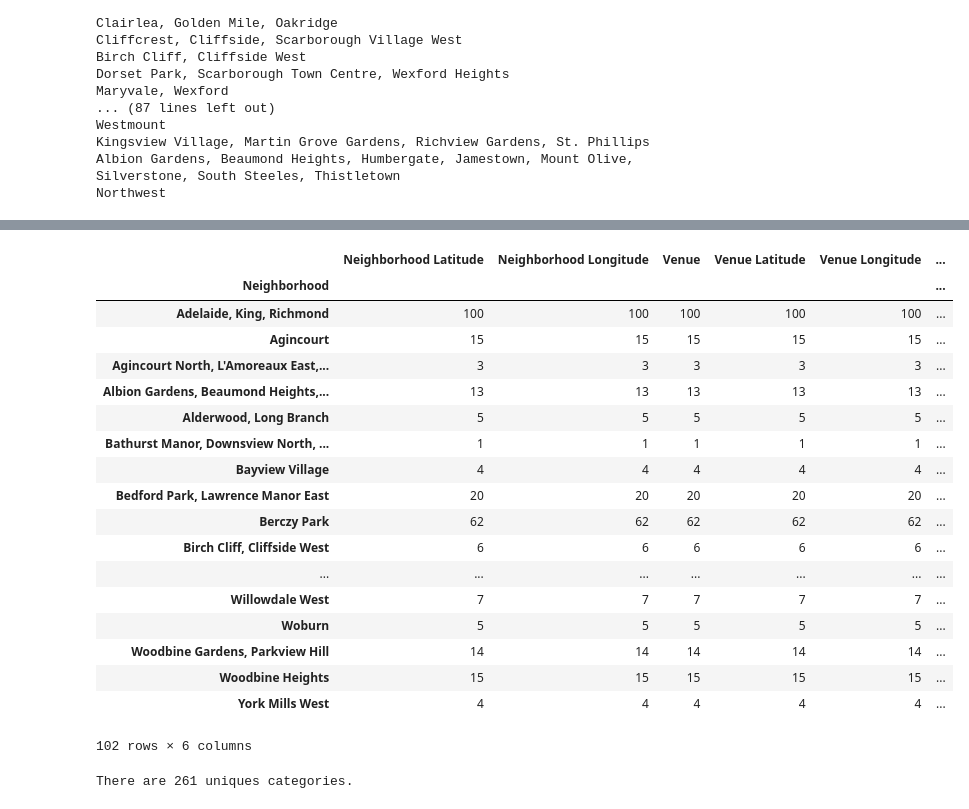
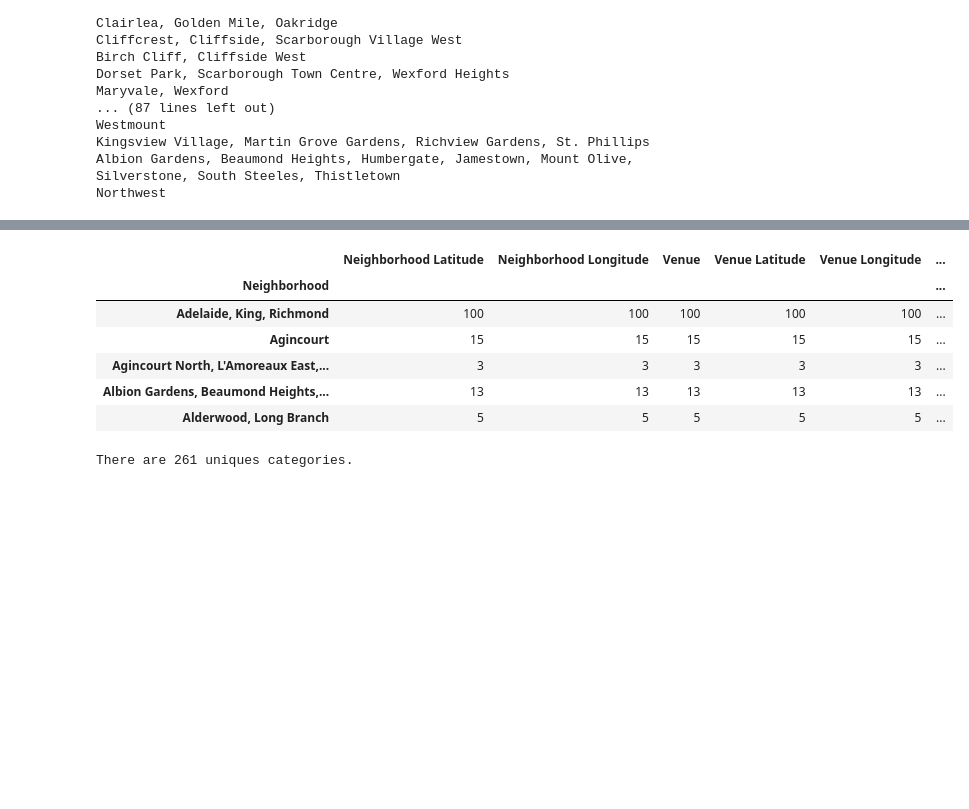
Before and after one commit to tonnyeremin/Urban-Data-Science, a Jupyter notebook: Coursera Capstone.ipynb, the cells around one changed output, grey strips where cells are left out. Drawn from its saved outputs; the diff is of its cells as text; code cells hidden in the pictures; blank space fills up the shorter version.

```diff
--- a/Coursera Capstone.ipynb
+++ b/Coursera Capstone.ipynb
@@ -182,10 +182,10 @@ print('The geograpical coordinate of Toronto, Ontario are {}, {}.'.format(latitu
 # %% [output]
 The geograpical coordinate of Toronto, Ontario are 43.648690000000045, -79.38543999999996.
 # %%
-map_toronto = folium.Map(location=[latitude, longitude], zoom_start=12)
+map_toronto = folium.Map(location=[latitude, longitude], zoom_start=10)
 
 # add markers to map
-for lat, lng, borough, neighborhood in zip(df_raw['Latitude'], df_raw['Longitude'], df_raw['Borough'], df_raw['Neighbourhood']):
+for lat, lng, borough, neighborhood in zip(df_raw['Latitude'], df_raw['Longitude'], df_raw['Borough'], df_raw['Neighborhood']):
     label = '{}, {}'.format(neighborhood, borough)
     label = folium.Popup(label, parse_html=True)
     folium.CircleMarker(
@@ -353,27 +334,15 @@ toronto_venues.head()
 | 3 | Guildwood, Morningside, West Hill | 43.765690 | -79.175256 | The Strawberry Patch | 43.764738 | -79.173081 | ... |
 | 4 | Guildwood, Morningside, West Hill | 43.765690 | -79.175256 | Homestead Roofing Repair | 43.765140 | -79.178663 | ... |
 # %%
-toronto_venues.groupby('Neighborhood').count()
+toronto_venues.groupby('Neighborhood').count().head()
 # %% [output]
 |  | Neighborhood Latitude | Neighborhood Longitude | Venue | Venue Latitude | Venue Longitude | ... |
 | Neighborhood |  |  |  |  |  | ... |
 | Adelaide, King, Richmond | 100 | 100 | 100 | 100 | 100 | ... |
 | Agincourt | 15 | 15 | 15 | 15 | 15 | ... |
 | Agincourt North, L'Amoreaux East,... | 3 | 3 | 3 | 3 | 3 | ... |
 | Albion Gardens, Beaumond Heights,... | 13 | 13 | 13 | 13 | 13 | ... |
 | Alderwood, Long Branch | 5 | 5 | 5 | 5 | 5 | ... |
-| Bathurst Manor, Downsview North, ... | 1 | 1 | 1 | 1 | 1 | ... |
-| Bayview Village | 4 | 4 | 4 | 4 | 4 | ... |
-| Bedford Park, Lawrence Manor East | 20 | 20 | 20 | 20 | 20 | ... |
-| Berczy Park | 62 | 62 | 62 | 62 | 62 | ... |
-| Birch Cliff, Cliffside West | 6 | 6 | 6 | 6 | 6 | ... |
-| ... | ... | ... | ... | ... | ... | ... |
-| Willowdale West | 7 | 7 | 7 | 7 | 7 | ... |
-| Woburn | 5 | 5 | 5 | 5 | 5 | ... |
-| Woodbine Gardens, Parkview Hill | 14 | 14 | 14 | 14 | 14 | ... |
-| Woodbine Heights | 15 | 15 | 15 | 15 | 15 | ... |
-| York Mills West | 4 | 4 | 4 | 4 | 4 | ... |
-102 rows × 6 columns
 # %%
 print('There are {} uniques categories.'.format(len(toronto_venues['Venue Category'].unique())))
 # %% [output]
```
Also changed, not shown: parts of 6 cells of this notebook.
